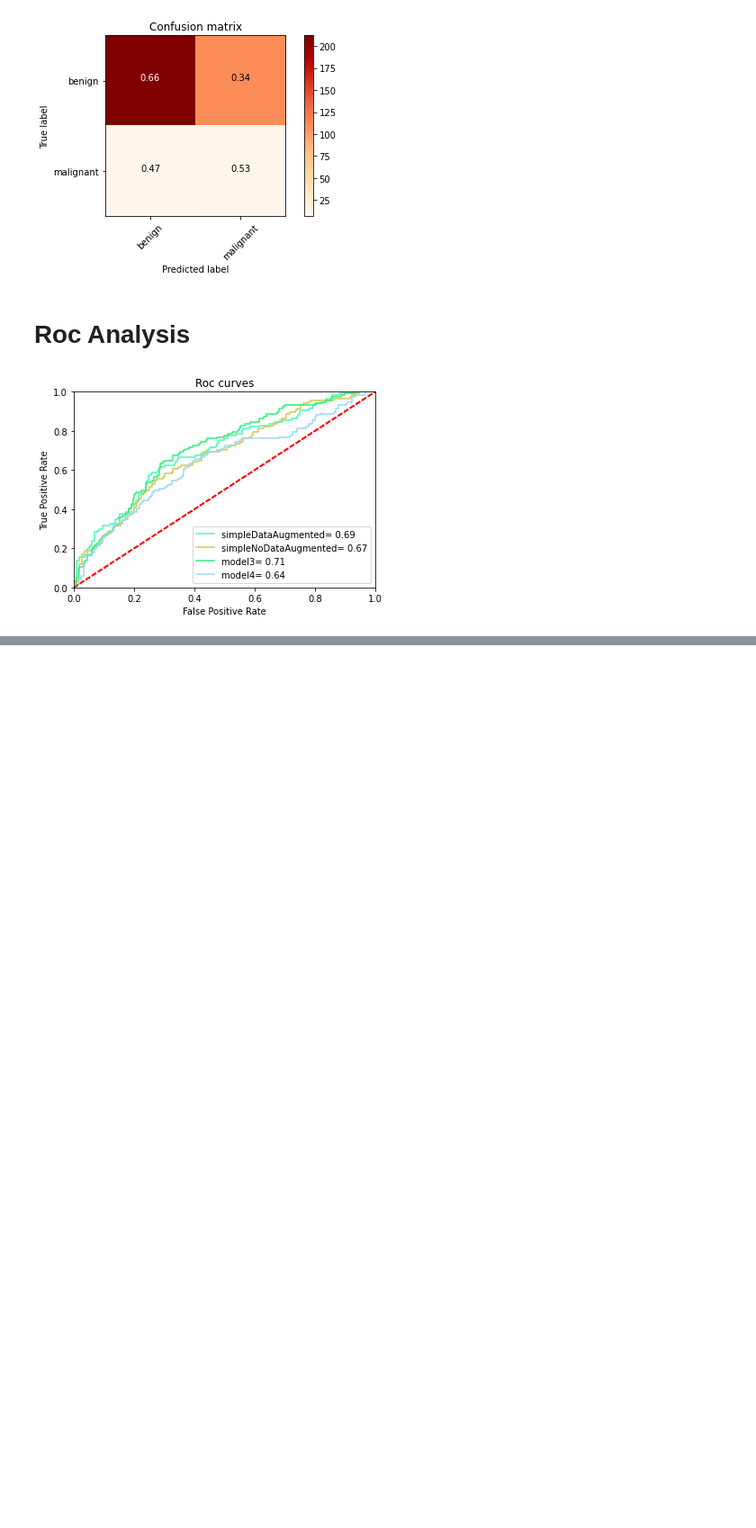
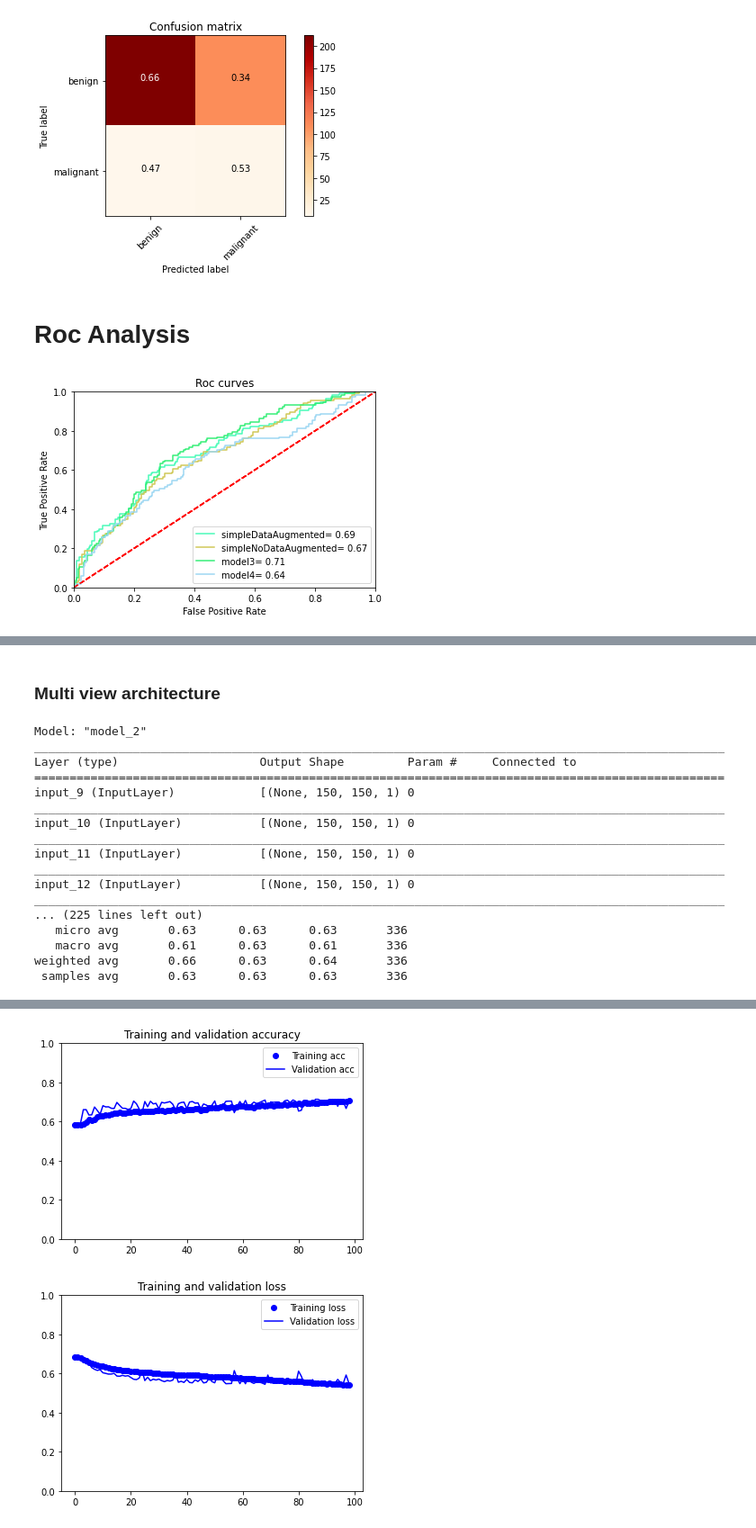
Before and after one commit to MarcoParola/medical_images_classification, a Jupyter notebook: Scratch_CNN_2_2.ipynb, the cells around one changed output, grey strips where cells are left out. Shown: that part at 90% size. Drawn from its saved outputs; the diff is of its cells as text; code cells hidden in the pictures; blank space fills up the shorter version.

```diff
--- a/Scratch_CNN_2_2.ipynb
+++ b/Scratch_CNN_2_2.ipynb
@@ -465,0 +529,76 @@ plotRocCurves(models, testSet, testLabels, ['simpleDataAugmented', 'simpleNoData
+# %% [markdown]
+### Multi view architecture
+# %%
+from keras.layers import Conv2D, ZeroPadding2D, Activation, Input, concatenate
+
+tf.random.set_seed(7)
+
+input_shape = (150,150,1)
+
+first_input = Input(input_shape)
+second_input = Input(input_shape)
+third_input = Input(input_shape)
+fourth_input = Input(input_shape)
+
+
+mff = models.Sequential()
+mff.add(layers.Conv2D(16, (3, 3), activation='relu', input_shape=(150, 150, 1), padding='same'))
+mff.add(layers.MaxPooling2D((2, 2)))
+mff.add(layers.Conv2D(32, (3, 3), activation='relu', padding='same'))
+mff.add(layers.MaxPooling2D((2, 2)))
+mff.add(layers.Conv2D(64, (3, 3), activation='relu', padding='same'))
+mff.add(layers.MaxPooling2D((2, 2)))
+mff.add(layers.Conv2D(128, (3, 3), activation='relu', padding='same'))
+mff.add(layers.MaxPooling2D((2, 2)))
+mff.add(layers.Conv2D(256, (3, 3), activation='relu', padding='same'))
+mff.add(layers.MaxPooling2D((2, 2)))
+mff.add(layers.Flatten())
+
+encoded_first = mff(first_input)
+encoded_second = mff(second_input)
+encoded_third = mff(third_input)
+encoded_fourth = mff(fourth_input)
+
+L1_concatenate = tf.keras.layers.Concatenate()([encoded_first, encoded_second, encoded_third, encoded_fourth])
+
+
+pred1 = layers.Dense(256, activation = 'relu')(L1_concatenate)
+pred2 = layers.Dense(256, activation='relu')(pred1)
+pred3 = layers.Dense(2, activation = 'sigmoid')(pred2)
+
+mod = models.Model(inputs=[first_input, second_input, third_input, fourth_input], outputs = pred3)
+
+mod.summary()
+#optimizers.RMSprop(lr=1e-5)
+mod.compile(optimizer= optimizers.RMSprop(lr=1e-5),
+              loss='binary_crossentropy',
+              metrics=['accuracy'])
+
+earlyStopCallback = tf.keras.callbacks.EarlyStopping(monitor='val_loss', mode='min', verbose=1, patience=30, restore_best_weights=True)
+
+history = mod.fit([augmentedData1, augmentedData2, augmentedData3, augmentedData4], augmentedLabels, epochs=500, callbacks=[earlyStopCallback], batch_size=32, validation_split=0.2)
+
+pred = mod.predict([testSet, testSet, testSet, testSet])
+pred = np.where(pred < 0.5, 0, 1)
+print(metrics.classification_report(testLabelsCategorical,pred))
+test_loss, test_acc = mod.evaluate([testSet, testSet, testSet, testSet], testLabelsCategorical)
+print(test_loss, test_acc)
+plot_accurancy_loss(history)
+# %% [output]
+Model: "model_2"
+__________________________________________________________________________________________________
+Layer (type)                    Output Shape         Param #     Connected to
+==================================================================================================
+input_9 (InputLayer)            [(None, 150, 150, 1) 0
+__________________________________________________________________________________________________
+input_10 (InputLayer)           [(None, 150, 150, 1) 0
+__________________________________________________________________________________________________
+input_11 (InputLayer)           [(None, 150, 150, 1) 0
+__________________________________________________________________________________________________
+input_12 (InputLayer)           [(None, 150, 150, 1) 0
+__________________________________________________________________________________________________
+... (225 lines left out)
+   micro avg       0.63      0.63      0.63       336
+   macro avg       0.61      0.63      0.61       336
+weighted avg       0.66      0.63      0.64       336
+ samples avg       0.63      0.63      0.63       336
@@ -465,0 +607,2 @@ plotRocCurves(models, testSet, testLabels, ['simpleDataAugmented', 'simpleNoData
+[figure, added]
+[figure, added]
```
Also changed, not shown: parts of 5 cells of this notebook.
